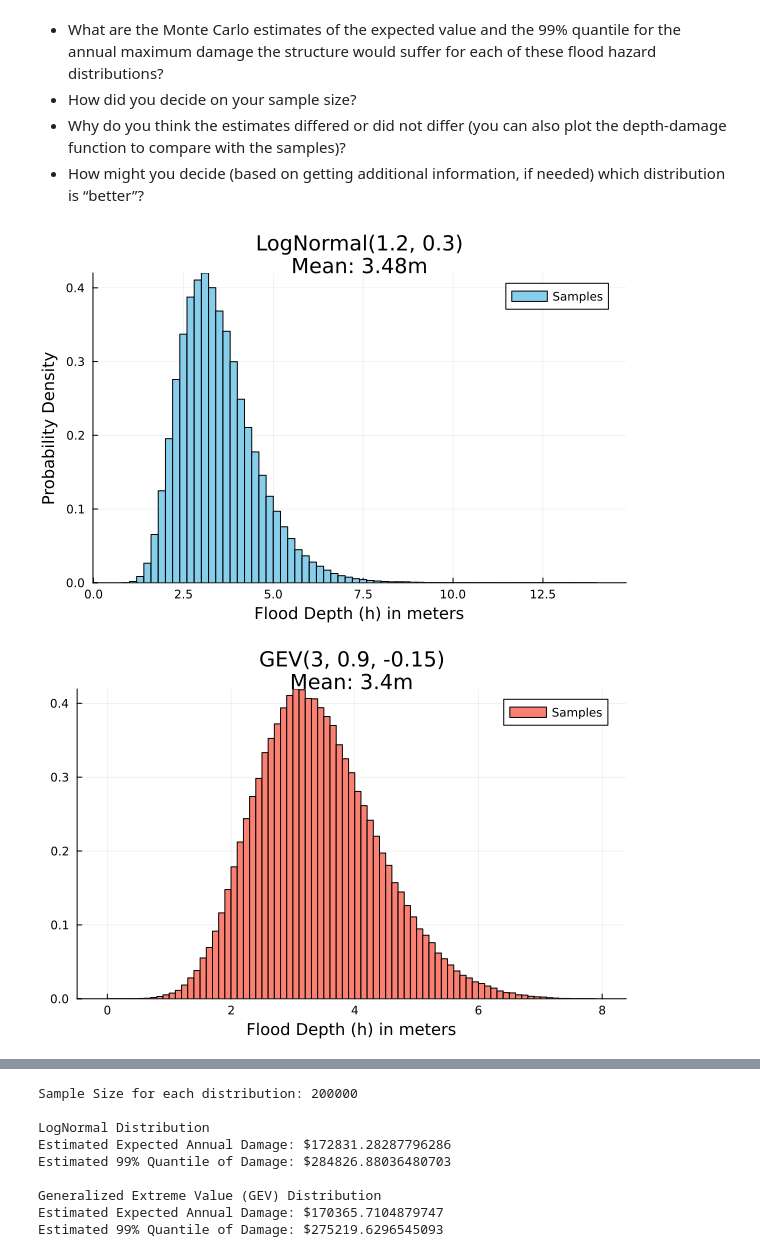
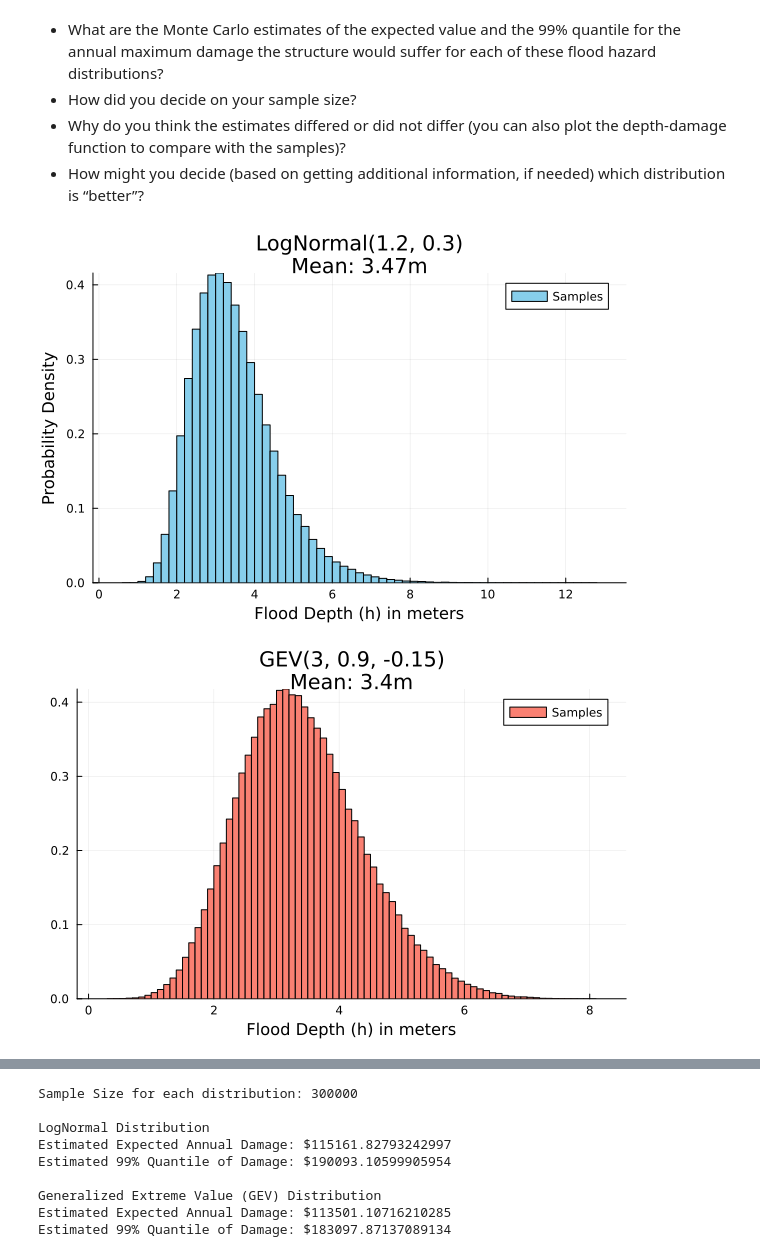
Before and after one commit to BEE4750-FA25/lab-2-dc2266, a Jupyter notebook: lab02.ipynb, the cells around one changed output, grey strips where cells are left out. Cells and saved outputs as stored; diff of their text form; code cells hidden in the pictures.

```diff
--- a/lab02.ipynb
+++ b/lab02.ipynb
@@ -168,10 +168,10 @@ following questions:
     needed) which distribution is “better”?
 # %%
 # define constants
-const L = 300_000.0  # Maximum loss in USD (using Float64)
+const L = 200_000.0  # Maximum loss in USD (using Float64)
 const k = 0.8        # Slope
 const h0 = 3.0       # Inflection point
-const SAMPLE_SIZE = 200_000
+const SAMPLE_SIZE = 300_000
 
 # defining the depth-damage function
 """
@@ -260,33 +260,33 @@ pdf_lognormal = pdf.(lognormal_dist, h_vals)
 pdf_gev = pdf.(gev_dist, h_vals)
 
 # Create the plot with a secondary y-axis
 plot(h_vals, damage_vals,
     label="Depth-Damage Function",
     xlabel="Flood Depth (h) in meters",
     ylabel="Damage (\$)",
     color=:black,
     lw=3,
     legend=:right,
     size=(1000, 600),
     title="Depth-Damage Function and Flood Distributions"
 )
 
 # Plot PDFs on the secondary axis
 plot!(twinx(), h_vals, pdf_lognormal,
     label="LogNormal PDF",
     ylabel="Probability Density",
     color=:skyblue,
     linestyle=:dash,
     lw=2,
     legend=:topleft
 )
 plot!(twinx(), h_vals, pdf_gev,
     label="GEV PDF",
     color=:salmon,
     linestyle=:dash,
     lw=2
 ) |> display
 # %% [output]
-[figure, old version]
+[figure, new version]
-[figure, old version]
+[figure, new version]
 WARNING: redefinition of constant Main.L. This may fail, cause incorrect answers, or produce other errors.
@@ -294,9 +295,9 @@ WARNING: redefinition of constant Main.L. This may fail, cause incorrect answers
-Sample Size for each distribution: 200000
+Sample Size for each distribution: 300000
 
 LogNormal Distribution
-Estimated Expected Annual Damage: $172831.28287796286
-Estimated 99% Quantile of Damage: $284826.88036480703
+Estimated Expected Annual Damage: $115161.82793242997
+Estimated 99% Quantile of Damage: $190093.10599905954
 
 Generalized Extreme Value (GEV) Distribution
-Estimated Expected Annual Damage: $170365.7104879747
-Estimated 99% Quantile of Damage: $275219.6296545093
+Estimated Expected Annual Damage: $113501.10716210285
+Estimated 99% Quantile of Damage: $183097.87137089134
```
Also changed, not shown: parts of 3 cells of this notebook.
